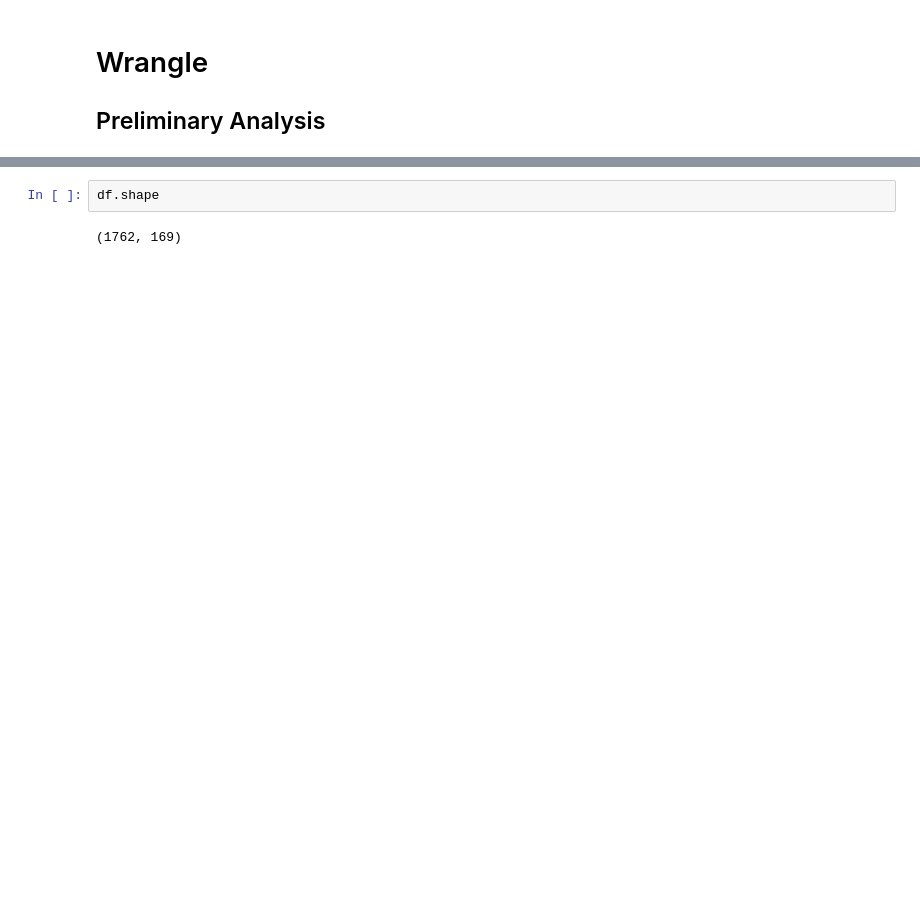
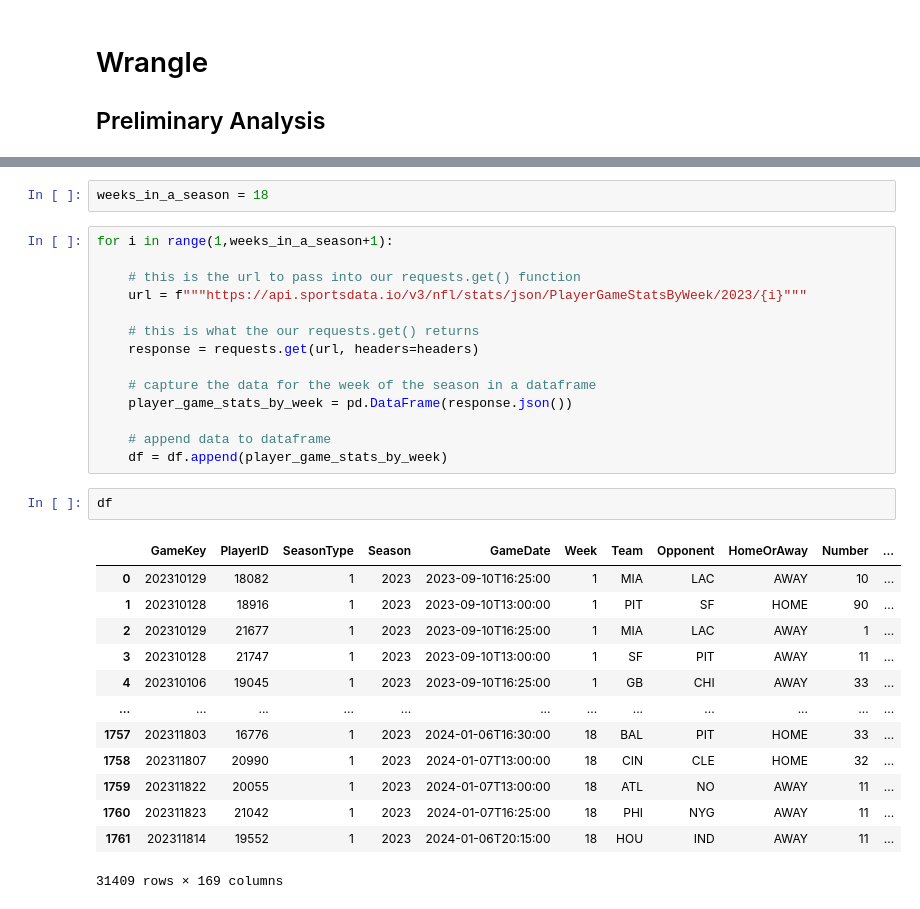
Before and after one commit to aleclhartman/data-science, a Jupyter notebook: wrangle_sports_data_io_2024-02-01.ipynb, the cells around one changed output, grey strips where cells are left out. Cells and saved outputs as stored; diff of their text form; blank space fills up the shorter version.

```diff
--- a/wrangle_sports_data_io_2024-02-01.ipynb
+++ b/wrangle_sports_data_io_2024-02-01.ipynb
@@ -63,4 +73,32 @@ memory usage: 2.2+ MB
+# %%
+weeks_in_a_season = 18
+# %%
+for i in range(1,weeks_in_a_season+1):
+
+    # this is the url to pass into our requests.get() function
+    url = f"""https://api.sportsdata.io/v3/nfl/stats/json/PlayerGameStatsByWeek/2023/{i}"""
+
+    # this is what the our requests.get() returns
+    response = requests.get(url, headers=headers)
+
+    # capture the data for the week of the season in a dataframe
+    player_game_stats_by_week = pd.DataFrame(response.json())
+
+    # append data to dataframe
+    df = df.append(player_game_stats_by_week)
 # %%
-df.shape
+df
 # %% [output]
+|  | GameKey | PlayerID | SeasonType | Season | GameDate | Week | Team | Opponent | HomeOrAway | Number | ... |
+| 0 | 202310129 | 18082 | 1 | 2023 | 2023-09-10T16:25:00 | 1 | MIA | LAC | AWAY | 10 | ... |
+| 1 | 202310128 | 18916 | 1 | 2023 | 2023-09-10T13:00:00 | 1 | PIT | SF | HOME | 90 | ... |
+| 2 | 202310129 | 21677 | 1 | 2023 | 2023-09-10T16:25:00 | 1 | MIA | LAC | AWAY | 1 | ... |
+| 3 | 202310128 | 21747 | 1 | 2023 | 2023-09-10T13:00:00 | 1 | SF | PIT | AWAY | 11 | ... |
+| 4 | 202310106 | 19045 | 1 | 2023 | 2023-09-10T16:25:00 | 1 | GB | CHI | AWAY | 33 | ... |
+| ... | ... | ... | ... | ... | ... | ... | ... | ... | ... | ... | ... |
+| 1757 | 202311803 | 16776 | 1 | 2023 | 2024-01-06T16:30:00 | 18 | BAL | PIT | HOME | 33 | ... |
+| 1758 | 202311807 | 20990 | 1 | 2023 | 2024-01-07T13:00:00 | 18 | CIN | CLE | HOME | 32 | ... |
+| 1759 | 202311822 | 20055 | 1 | 2023 | 2024-01-07T13:00:00 | 18 | ATL | NO | AWAY | 11 | ... |
+| 1760 | 202311823 | 21042 | 1 | 2023 | 2024-01-07T16:25:00 | 18 | PHI | NYG | AWAY | 11 | ... |
+| 1761 | 202311814 | 19552 | 1 | 2023 | 2024-01-06T20:15:00 | 18 | HOU | IND | AWAY | 11 | ... |
-(1762, 169)
+31409 rows × 169 columns
```
Also changed, not shown: parts of 5 cells of this notebook.
